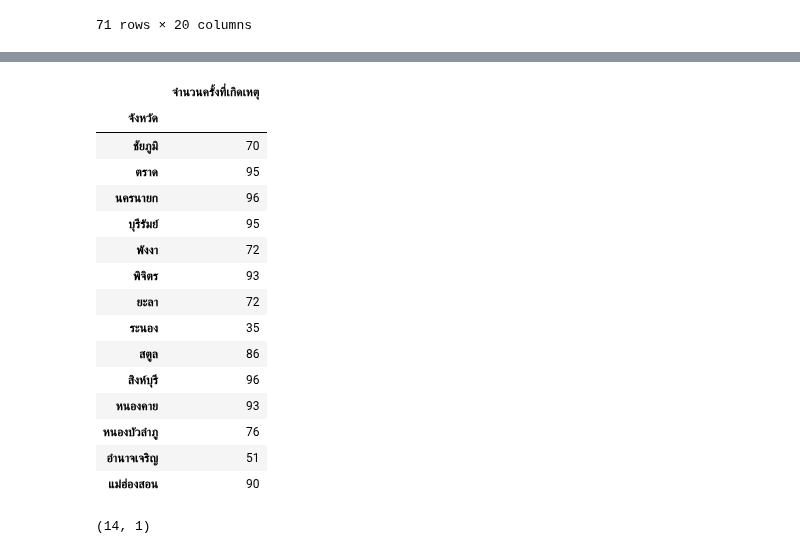
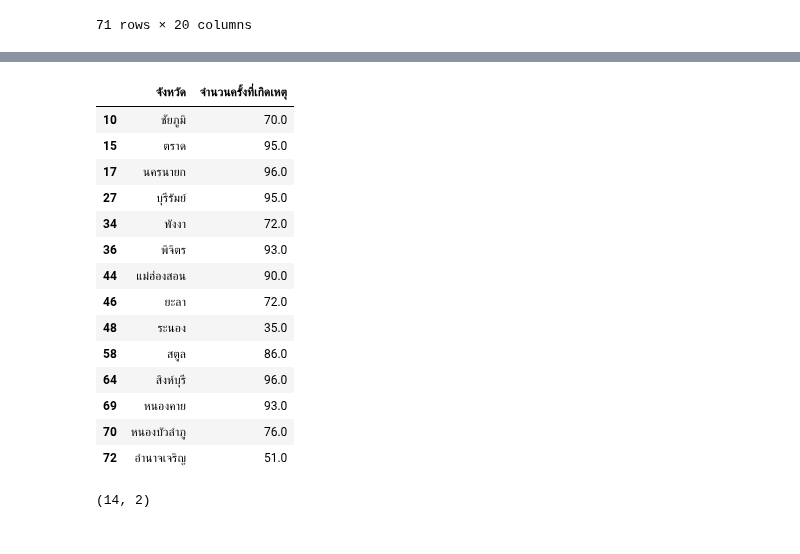
Before and after one commit to Adibank/DPDM, a Jupyter notebook: Project.ipynb, the cells around one changed output, grey strips where cells are left out. Cells and saved outputs as stored; diff of their text form; code cells hidden in the pictures.

```diff
--- a/Project.ipynb
+++ b/Project.ipynb
@@ -323,0 +357,2 @@ num_accident
+# %%
+num_accident_no_nm = no_outlier_no_missing[['จังหวัด','จำนวนครั้งที่เกิดเหตุ']]
@@ -324,25 +375,24 @@ num_accident
 # %%
-small = num_accident[num_accident['จำนวนครั้งที่เกิดเหตุ']<=100]
+small = num_accident_no_nm[num_accident_no_nm['จำนวนครั้งที่เกิดเหตุ']<=100]
 small
 # %% [output]
-|  | จำนวนครั้งที่เกิดเหตุ |
-| จังหวัด |  |
-| ชัยภูมิ | 70 |
-| ตราด | 95 |
-| นครนายก | 96 |
-| บุรีรัมย์ | 95 |
-| พังงา | 72 |
-| พิจิตร | 93 |
-| ยะลา | 72 |
-| ระนอง | 35 |
-| สตูล | 86 |
-| สิงห์บุรี | 96 |
-| หนองคาย | 93 |
-| หนองบัวลำภู | 76 |
-| อำนาจเจริญ | 51 |
-| แม่ฮ่องสอน | 90 |
+|  | จังหวัด | จำนวนครั้งที่เกิดเหตุ |
+| 10 | ชัยภูมิ | 70.0 |
+| 15 | ตราด | 95.0 |
+| 17 | นครนายก | 96.0 |
+| 27 | บุรีรัมย์ | 95.0 |
+| 34 | พังงา | 72.0 |
+| 36 | พิจิตร | 93.0 |
+| 44 | แม่ฮ่องสอน | 90.0 |
+| 46 | ยะลา | 72.0 |
+| 48 | ระนอง | 35.0 |
+| 58 | สตูล | 86.0 |
+| 64 | สิงห์บุรี | 96.0 |
+| 69 | หนองคาย | 93.0 |
+| 70 | หนองบัวลำภู | 76.0 |
+| 72 | อำนาจเจริญ | 51.0 |
 # %%
 small.shape
 # %% [output]
-(14, 1)
+(14, 2)
 # %%
```
Also changed, not shown: parts of 23 cells of this notebook.
